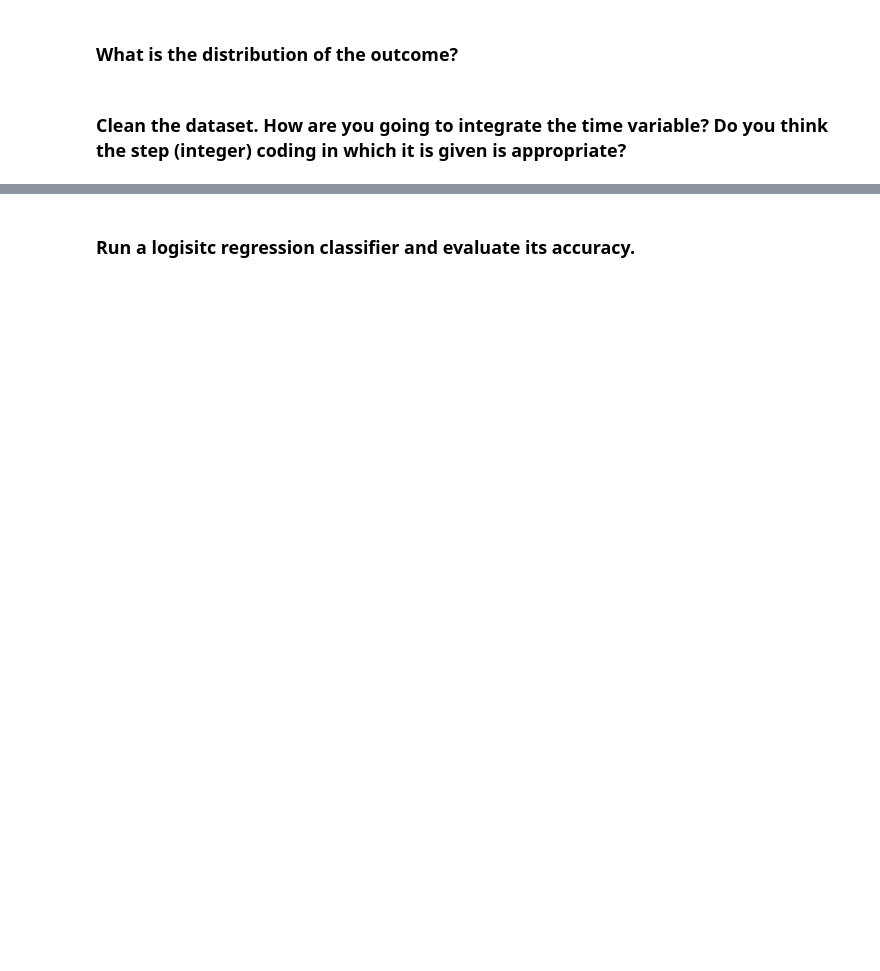
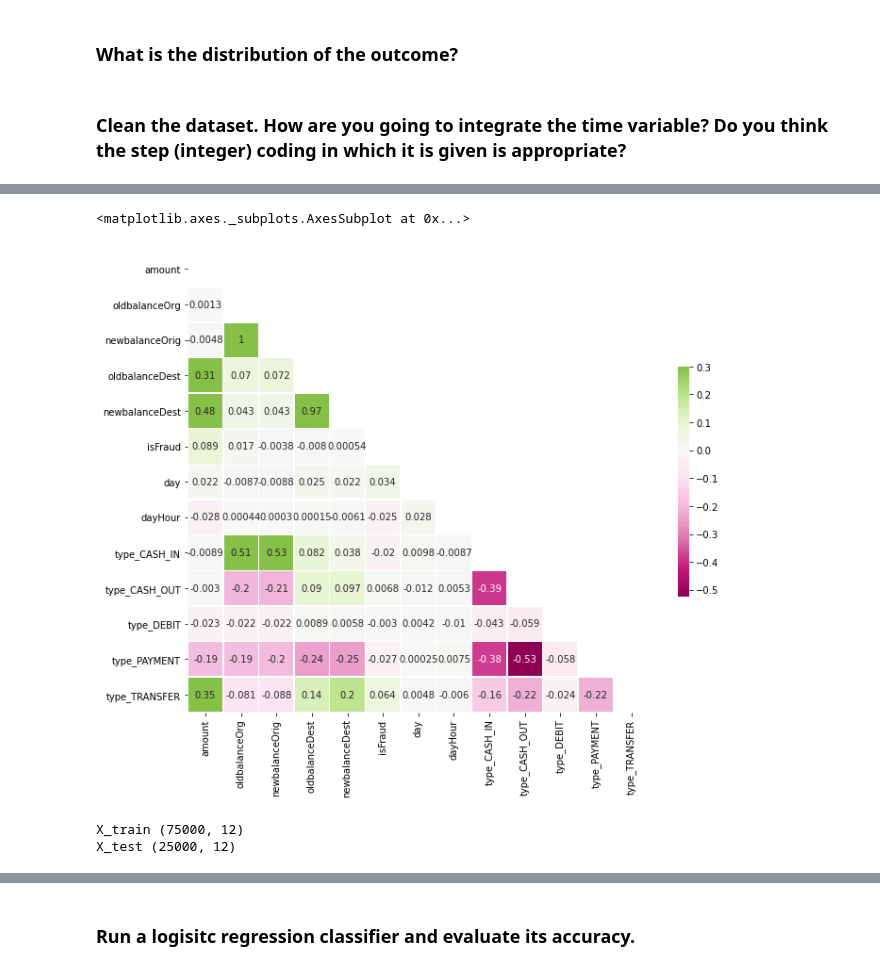
Before and after one commit to ta-data-lis/lab-imbalance, a Jupyter notebook: your-code/lab_imbalance.ipynb, the cells around one changed output, grey strips where cells are left out. Drawn from its saved outputs; the diff is of its cells as text; code cells hidden in the pictures; blank space fills up the shorter version.

```diff
--- a/your-code/lab_imbalance.ipynb
+++ b/your-code/lab_imbalance.ipynb
@@ -21,0 +140,3 @@ Like we disussed in class, when we have noisy data, if we are not careful, we ca
+# %%
+df = pd.get_dummies(df,columns=['type'])
+df.head()
@@ -21,0 +150,7 @@ Like we disussed in class, when we have noisy data, if we are not careful, we ca
+# %%
+# I think having the columns 'nameOrig' and 'nameDest' is counter productive. We would be training our model to find the
+# fraudulent individuals, not the features of the transactions
+# I'll drop them both
+
+df.drop(columns=['nameOrig','nameDest'], inplace = True)
+df.head()
@@ -21,0 +168,10 @@ Like we disussed in class, when we have noisy data, if we are not careful, we ca
+# %%
+# I'll normalize the amounts of money
+from sklearn.preprocessing import MinMaxScaler
+
+currency = df[['amount', 'oldbalanceOrg', 'newbalanceOrig', 'oldbalanceDest', 'newbalanceDest']]
+norm = MinMaxScaler().fit(currency)
+df[['amount', 'oldbalanceOrg', 'newbalanceOrig', 'oldbalanceDest', 'newbalanceDest']] = norm.transform(currency)
+
+#currency_normalized = pd.DataFrame(currency_normalized, columns = currency.columns)
+#currency_normalized.head()
@@ -21,0 +189,3 @@ Like we disussed in class, when we have noisy data, if we are not careful, we ca
+# %%
+# the isFlaggedFraud is always 0, I'll drop it
+df.drop(columns=['isFlaggedFraud'], inplace=True)
@@ -21,0 +210,24 @@ Like we disussed in class, when we have noisy data, if we are not careful, we ca
+# %%
+# let's just check for correlation issues
+
+mask = np.triu(np.ones_like(df.corr(), dtype=bool))
+f, ax = plt.subplots(figsize=(11, 9))
+cmap = sns.diverging_palette(230, 20, as_cmap=True)
+sns.heatmap(df.corr(), mask=mask,annot=True, cmap="PiYG", vmax=.3, center=0,
+            square=True, linewidths=.5, cbar_kws={"shrink": .5})
+# %% [output]
+<matplotlib.axes._subplots.AxesSubplot at 0x...>
+[figure, added]
+# %%
+# now we must deal with the elefant in the room: the minimal amount of positives.
+
+# oversampling / undersampling is only to be done on the TRAINING set
+# we need to split the data now
+X = df.drop('isFraud', axis=1)
+y = df['isFraud']
+X_train, X_test, y_train, y_test = train_test_split(X, y, random_state=0)
+print("X_train",X_train.shape)
+print("X_test",X_test.shape)
+# %% [output]
+X_train (75000, 12)
+X_test (25000, 12)
```
Also changed, not shown: parts of 38 cells of this notebook.
